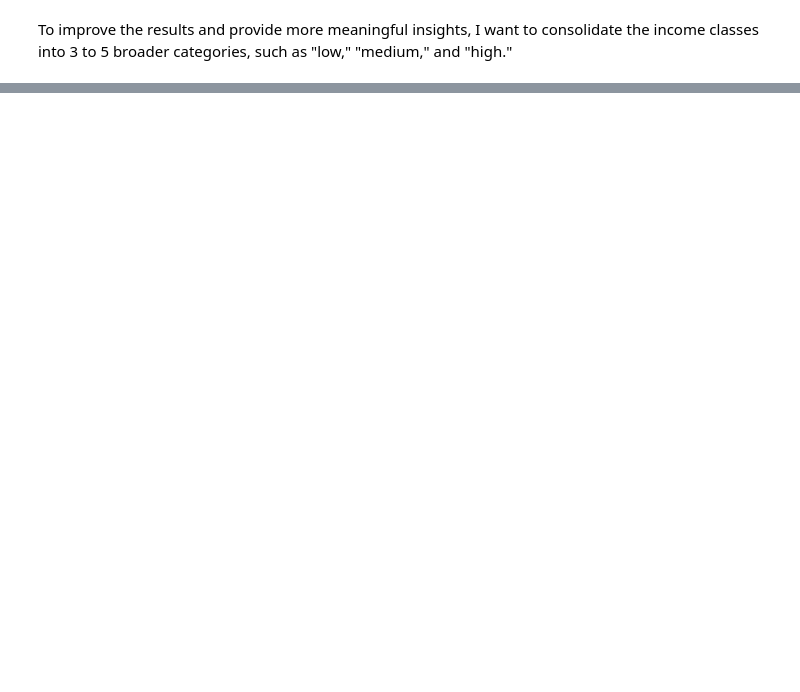
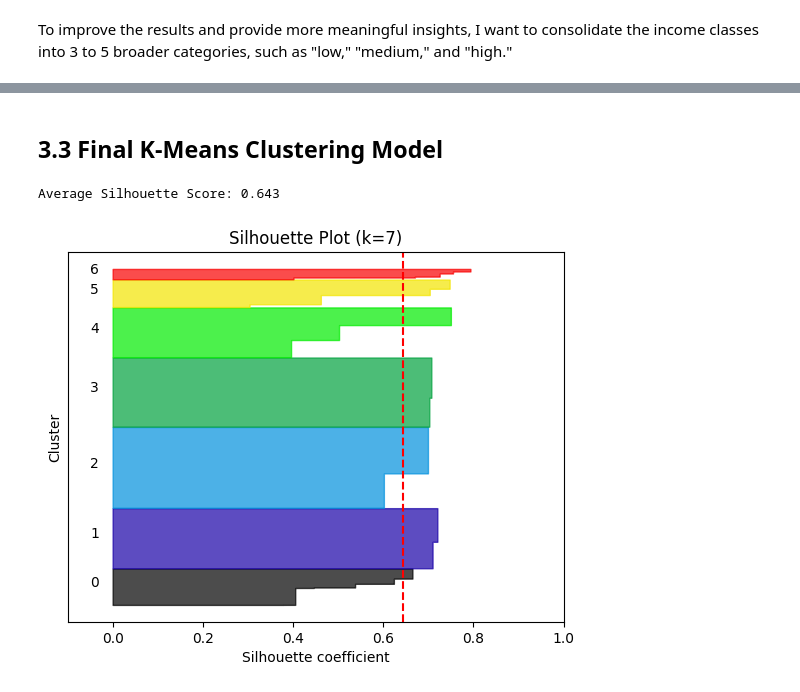
Before and after one commit to arne2204/Probabilistic-Machine-Learning_lecture-PROJECTS, a Jupyter notebook: projects/13-3NTXXXX_microcensus_income/notebooks/02_income_clustering.ipynb, the cells around one changed output, grey strips where cells are left out. Saved outputs shown, nothing was run; the diff lists cells and outputs as text; code cells hidden in the pictures; blank space fills up the shorter version.

```diff
--- a/projects/13-3NTXXXX_microcensus_income/notebooks/02_income_clustering.ipynb
+++ b/projects/13-3NTXXXX_microcensus_income/notebooks/02_income_clustering.ipynb
@@ -44,0 +99,2 @@ x = np.arange(1,25).reshape(-1,1)
+# %% [markdown]
+## 3.3 Final K-Means Clustering Model
@@ -44,0 +132,41 @@ x = np.arange(1,25).reshape(-1,1)
+# %%
+# Daten auf Beobachtungsebene
+y_series = y_train["income"]
+X_obs = y_series.values.reshape(-1, 1)
+labels_obs = y_series.map(income_to_cluster_sorted_km).values
+
+# Silhouette-Werte pro Beobachtung
+sil_values = silhouette_samples(X_obs, labels_obs)
+
+# Durchschnittlicher Silhouette-Score
+avg_score = silhouette_score(X_obs, labels_obs)
+print(f"Average Silhouette Score: {avg_score:.3f}")
+# %% [output]
+Average Silhouette Score: 0.643
+# %%
+# --- Plot ---
+fig, ax1 = plt.subplots(1, 1)
+
+y_lower = 10
+for i in range(n_clusters):
+    cluster_sil_values = sil_values[labels_obs == i]
+    cluster_sil_values.sort()
+    size_cluster = cluster_sil_values.shape[0]
+    y_upper = y_lower + size_cluster
+
+    color = plt.cm.nipy_spectral(float(i) / n_clusters)
+    ax1.fill_betweenx(np.arange(y_lower, y_upper),
+                      0, cluster_sil_values,
+                      facecolor=color, edgecolor=color, alpha=0.7)
+    ax1.text(-0.05, y_lower + 0.5 * size_cluster, str(i))
+    y_lower = y_upper + 10  # Lücke zwischen Clustern
+
+ax1.axvline(x=avg_score, color="red", linestyle="--")
+ax1.set_title(f"Silhouette Plot (k={n_clusters})")
+ax1.set_xlabel("Silhouette coefficient")
+ax1.set_ylabel("Cluster")
+ax1.set_yticks([])
+ax1.set_xlim([-0.1, 1])
+plt.show()
+# %% [output]
+[figure, added]
```
Also changed, not shown: parts of 39 cells of this notebook, 7 other files.
